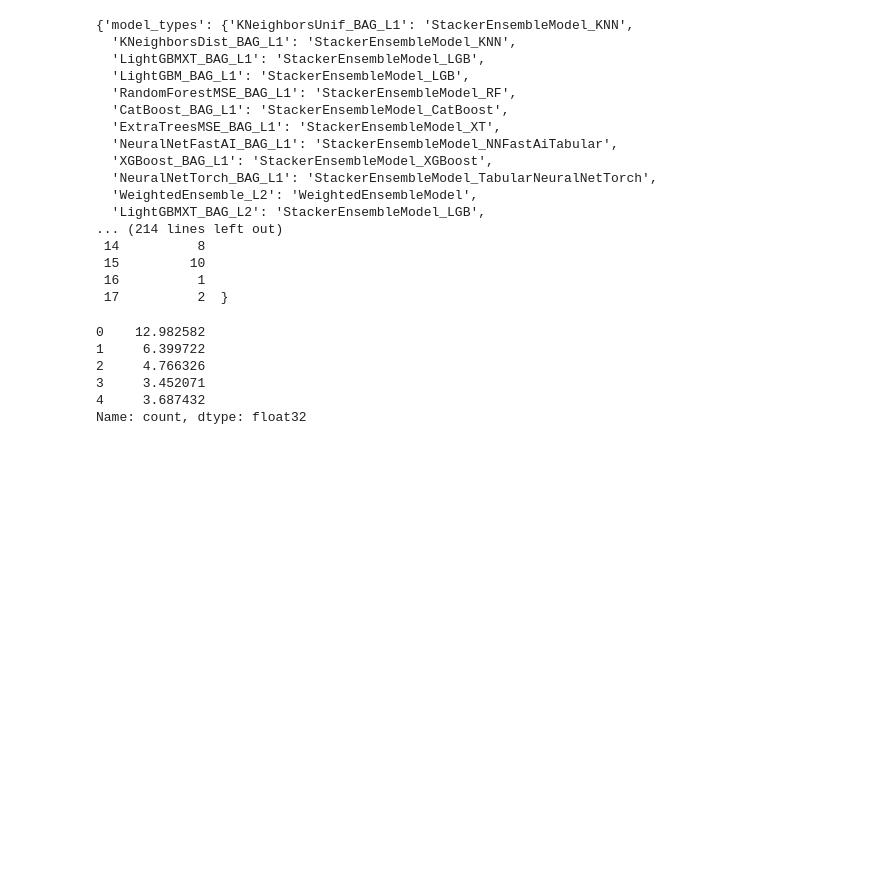
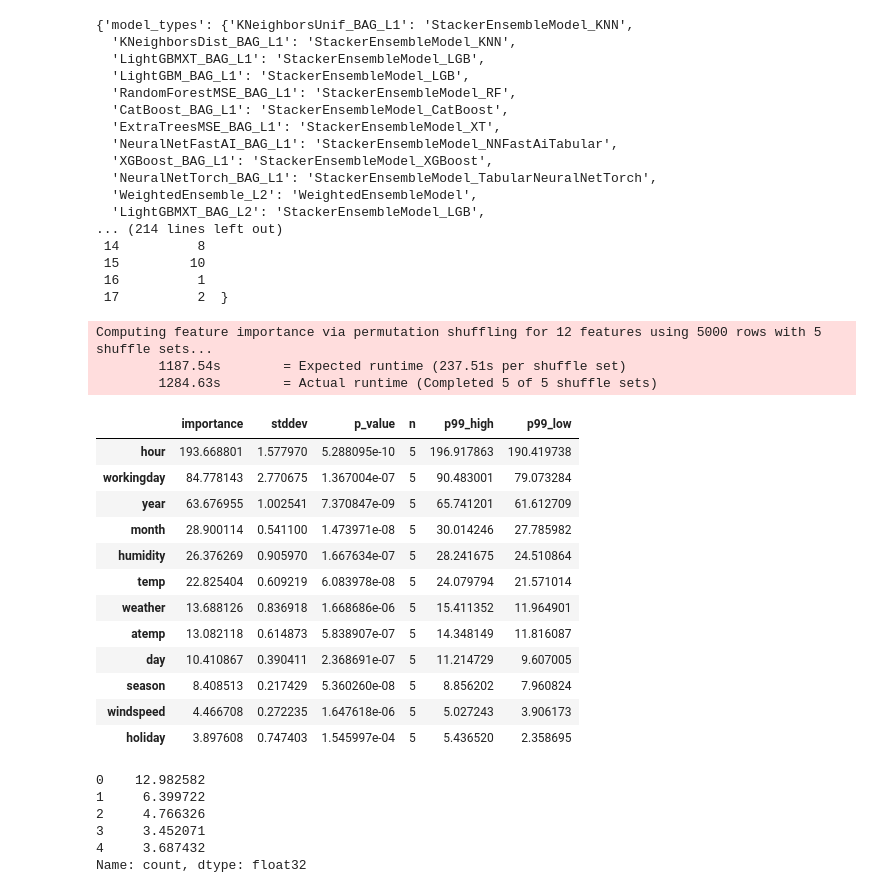
Before and after one commit to gracelynxs/predict-bike-share-udacity-proj, a Jupyter notebook: project.ipynb, the cells around one changed output. Saved outputs shown, nothing was run; the diff lists cells and outputs as text; code cells hidden in the pictures; blank space fills up the shorter version.

```diff
--- a/project.ipynb
+++ b/project.ipynb
@@ -468,6 +471,25 @@ Plot summary of models saved to file: AutogluonModels/ag-20220719_212944\Summary
  15         10
  16          1
  17          2  }
+# %%
+predictor_new_features.feature_importance(data=train)
+# %% [output]
+Computing feature importance via permutation shuffling for 12 features using 5000 rows with 5 shuffle sets...
+        1187.54s        = Expected runtime (237.51s per shuffle set)
+        1284.63s        = Actual runtime (Completed 5 of 5 shuffle sets)
+|  | importance | stddev | p_value | n | p99_high | p99_low |
+| hour | 193.668801 | 1.577970 | 5.288095e-10 | 5 | 196.917863 | 190.419738 |
+| workingday | 84.778143 | 2.770675 | 1.367004e-07 | 5 | 90.483001 | 79.073284 |
+| year | 63.676955 | 1.002541 | 7.370847e-09 | 5 | 65.741201 | 61.612709 |
+| month | 28.900114 | 0.541100 | 1.473971e-08 | 5 | 30.014246 | 27.785982 |
+| humidity | 26.376269 | 0.905970 | 1.667634e-07 | 5 | 28.241675 | 24.510864 |
+| temp | 22.825404 | 0.609219 | 6.083978e-08 | 5 | 24.079794 | 21.571014 |
+| weather | 13.688126 | 0.836918 | 1.668686e-06 | 5 | 15.411352 | 11.964901 |
+| atemp | 13.082118 | 0.614873 | 5.838907e-07 | 5 | 14.348149 | 11.816087 |
+| day | 10.410867 | 0.390411 | 2.368691e-07 | 5 | 11.214729 | 9.607005 |
+| season | 8.408513 | 0.217429 | 5.360260e-08 | 5 | 8.856202 | 7.960824 |
+| windspeed | 4.466708 | 0.272235 | 1.647618e-06 | 5 | 5.027243 | 3.906173 |
+| holiday | 3.897608 | 0.747403 | 1.545997e-04 | 5 | 5.436520 | 2.358695 |
 # %%
 predictions_new_features = predictor_new_features.predict(test)
 # %%
```
Also changed, not shown: parts of 43 cells of this notebook.
